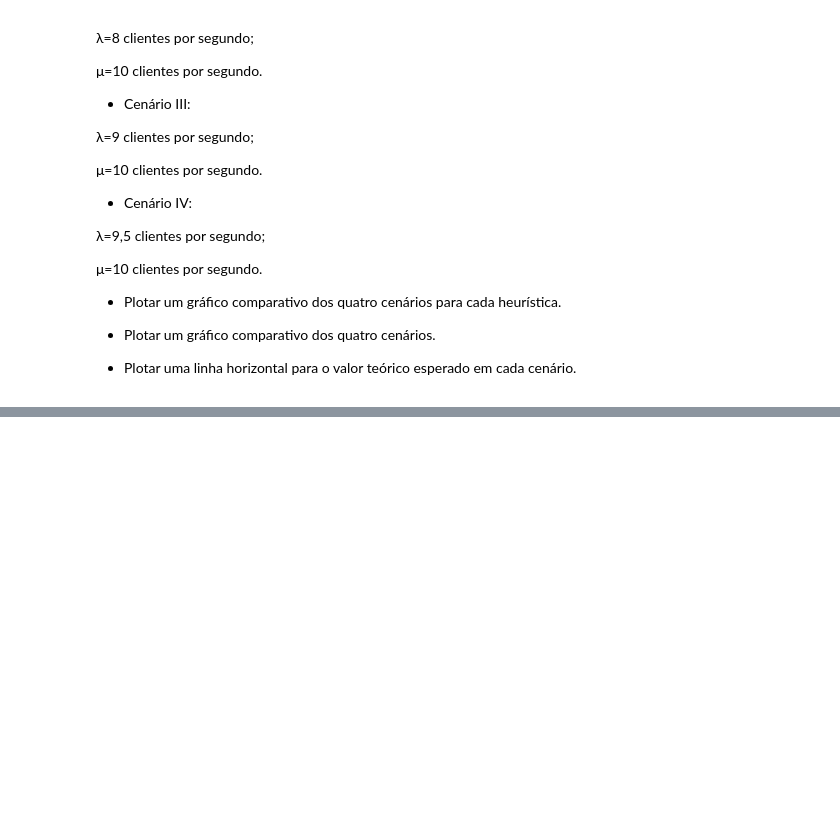
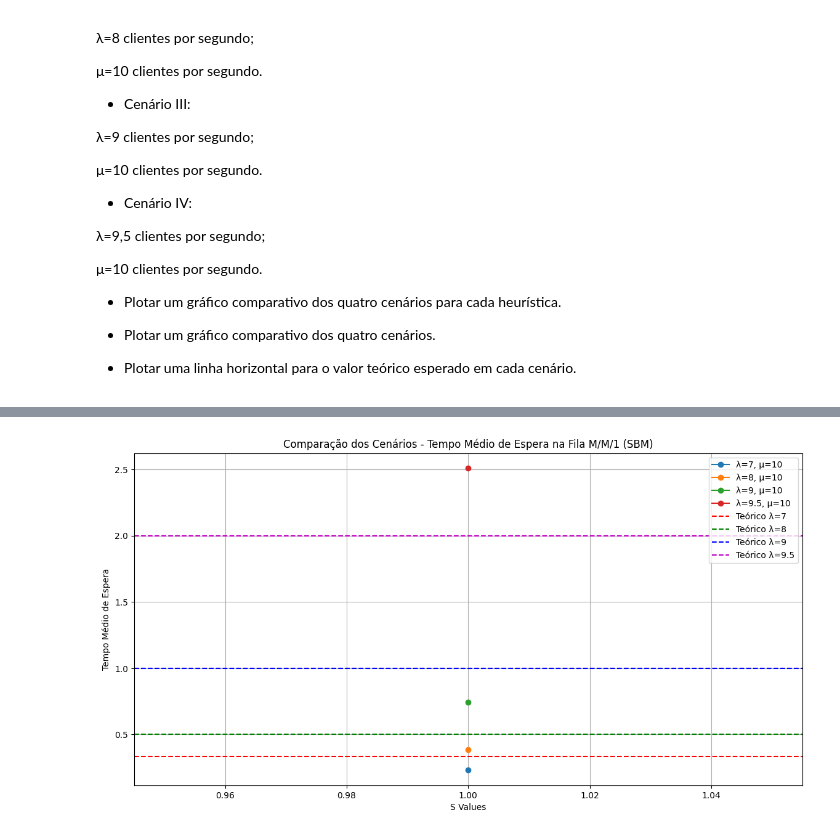
Before and after one commit to mariasald/avd-2024-01, a Jupyter notebook: Atividade_Prática_5_Continuação_O_Problema_do_Transiente.ipynb, the cells around one changed output, grey strips where cells are left out. Saved outputs shown, nothing was run; the diff lists cells and outputs as text; code cells hidden in the pictures; blank space fills up the shorter version.

```diff
--- a/Atividade_Prática_5_Continuação_O_Problema_do_Transiente.ipynb
+++ b/Atividade_Prática_5_Continuação_O_Problema_do_Transiente.ipynb
@@ -697,0 +789,30 @@ Os tempos médios de espera são mais elevados em comparação com os anteriores
+# %%
+teorico_7 = 1 / (10 - 7)
+teorico_8 = 1 / (10 - 8)
+teorico_9 = 1 / (10 - 9)
+teorico_9_5 = 1 / (10 - 9.5)
+
+teoricos = [teorico_7, teorico_8, teorico_9, teorico_9_5]
+lambdas = [7, 8, 9, 9.5]
+
+plt.figure(figsize=(14, 7))
+
+for lambda_chegada, resultados in resultados_por_cenario_sbm:
+    s_vals = [r[0] for r in resultados]
+    medias = [r[1] for r in resultados]
+    plt.plot(s_vals, medias, marker='o', label=f'λ={lambda_chegada}, μ=10')
+
+
+plt.axhline(y=teorico_7, color='r', linestyle='--', label='Teórico λ=7')
+plt.axhline(y=teorico_8, color='g', linestyle='--', label='Teórico λ=8')
+plt.axhline(y=teorico_9, color='b', linestyle='--', label='Teórico λ=9')
+plt.axhline(y=teorico_9_5, color='m', linestyle='--', label='Teórico λ=9.5')
+
+plt.xlabel('S Values')
+plt.ylabel('Tempo Médio de Espera')
+plt.title('Comparação dos Cenários - Tempo Médio de Espera na Fila M/M/1 (SBM)')
+plt.legend()
+plt.grid(True)
+plt.show()
+# %% [output]
+[figure, added]
```
Also changed, not shown: parts of 17 cells of this notebook.
